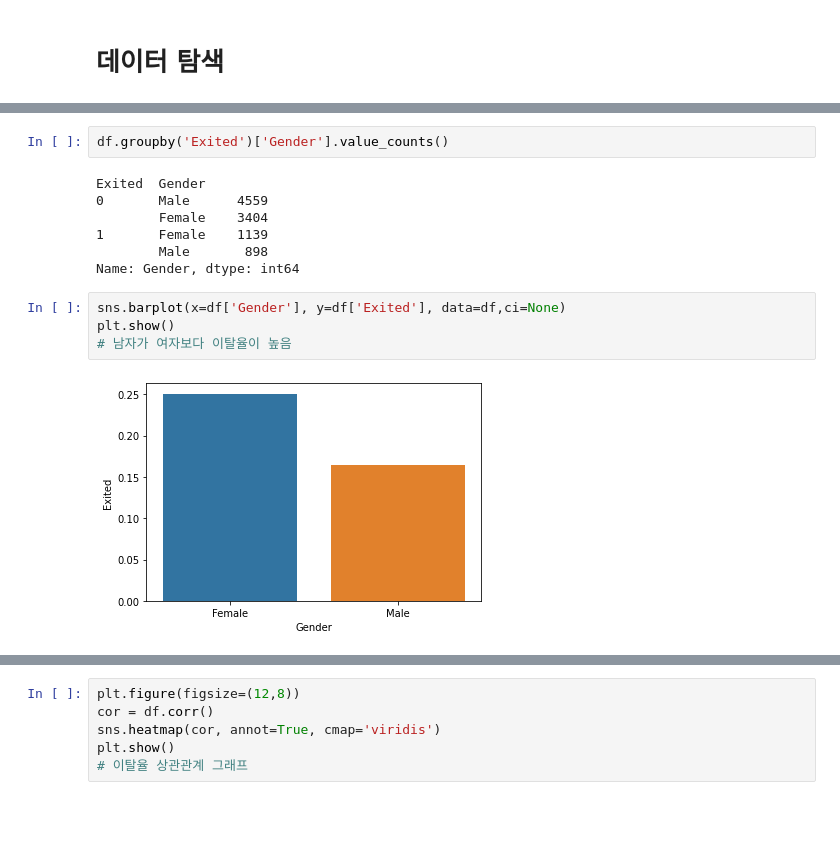
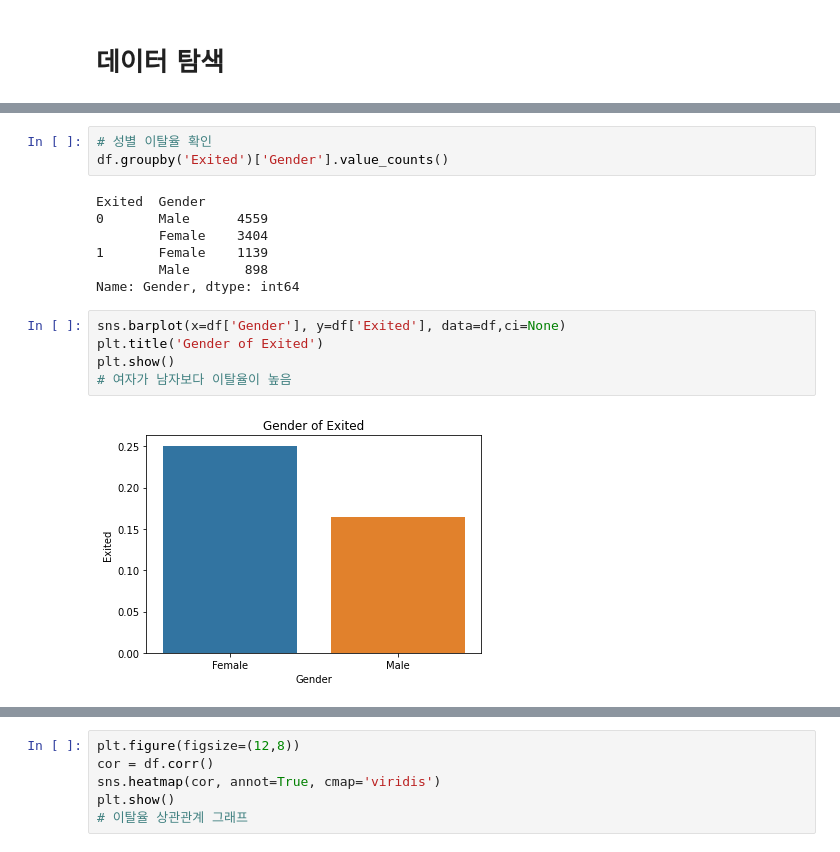
Before and after one commit to joungminhee/Project, a Jupyter notebook: churn_modeling.ipynb, the cells around one changed output, grey strips where cells are left out. Drawn from its saved outputs; the diff is of its cells as text; blank space fills up the shorter version.

```diff
--- a/churn_modeling.ipynb
+++ b/churn_modeling.ipynb
@@ -44,4 +116,5 @@ plt.show()
 # %%
+# 성별 이탈율 확인
 df.groupby('Exited')['Gender'].value_counts()
 # %% [output]
 Exited  Gender
@@ -52,10 +125,11 @@ Exited  Gender
 Name: Gender, dtype: int64
 # %%
 sns.barplot(x=df['Gender'], y=df['Exited'], data=df,ci=None)
+plt.title('Gender of Exited')
 plt.show()
-# 남자가 여자보다 이탈율이 높음
+# 여자가 남자보다 이탈율이 높음
 # %% [output]
-[figure, old version]
+[figure, new version]
 # %%
 sns.barplot(x= 'Geography', y="Exited", data=df, ci=None)
 plt.show()
```
Also changed, not shown: parts of 41 cells of this notebook.
